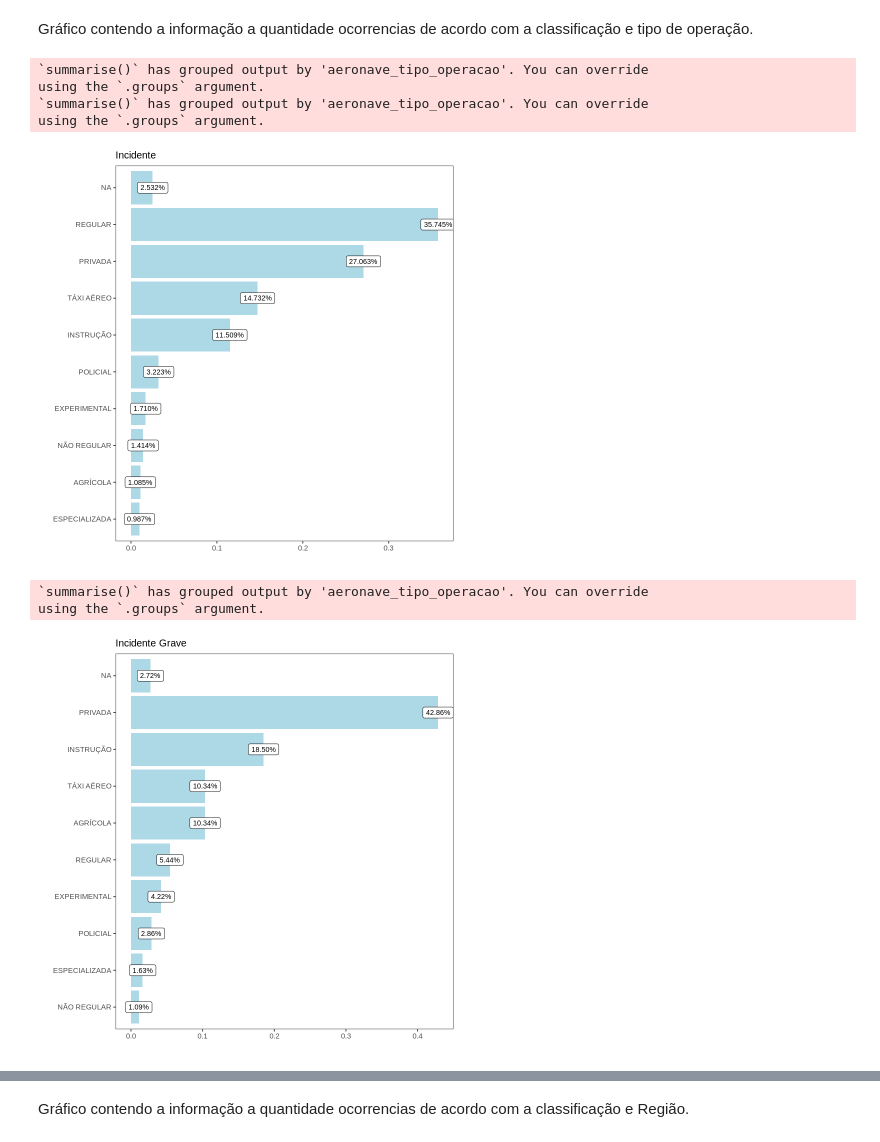
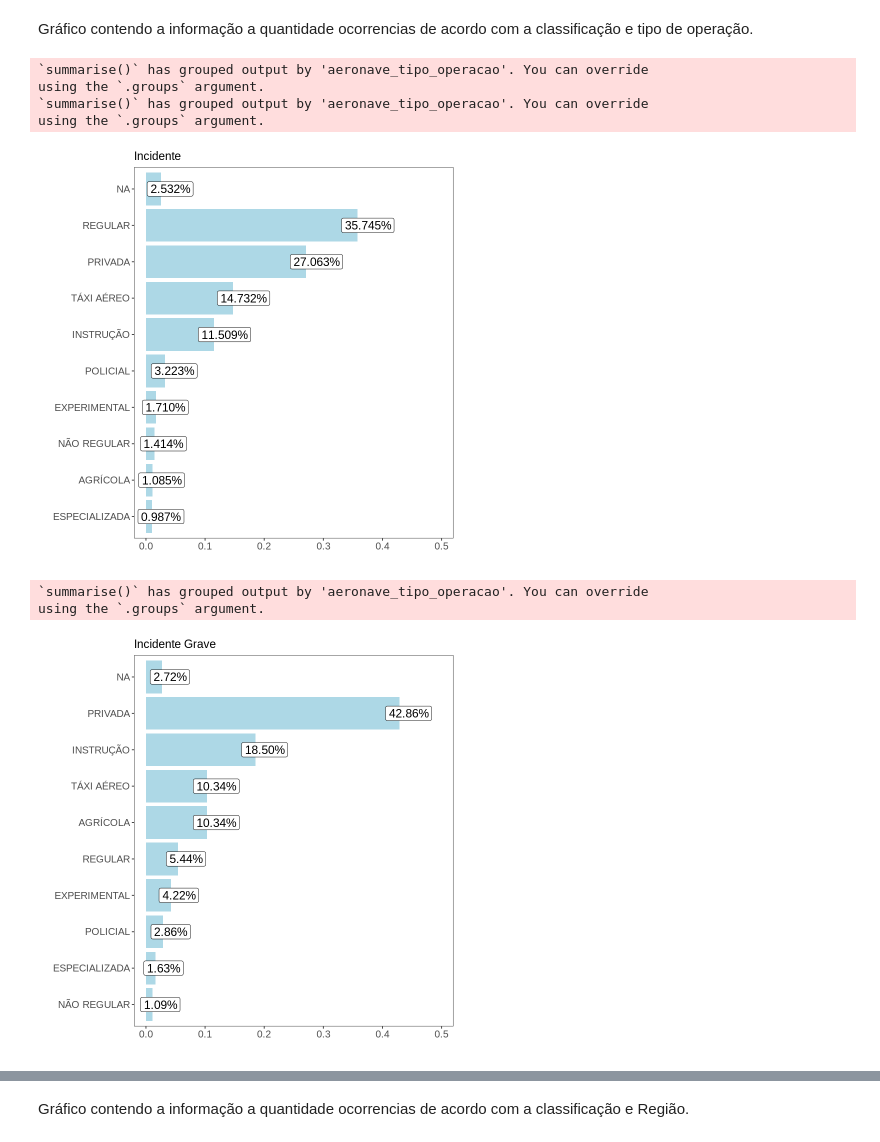
Before and after one commit to JulliaNascimento/Mineracao-de-Dados, a Jupyter notebook: Dados_trabalho.ipynb, the cells around one changed output, grey strips where cells are left out. Cells and saved outputs as stored; diff of their text form; code cells hidden in the pictures.

```diff
--- a/Dados_trabalho.ipynb
+++ b/Dados_trabalho.ipynb
@@ -610,43 +613,46 @@ dados |>
         ggplot(aes(x = fct_reorder(aeronave_tipo_operacao,quantidade), y = quantidade/sum(quantidade),label= percent(quantidade/sum(quantidade)))) +
         geom_bar(stat="identity",fill = "lightblue") +
         ggtitle("Incidente") +
-        geom_label(size=3) +
         coord_flip () +
+        geom_label(size=5,hjust=0.3)+
+        scale_y_continuous(expand = c(0, 0), limits = c(-0.02, 0.52))+
         xlab("") + ylab("") +
         theme_bw() +
-        theme(panel.grid=element_blank(),plot.title = element_text(size = 12))
+        theme(panel.grid=element_blank(),axis.text = element_text(size = 12),plot.title = element_text(size = 14))
 
 dados |>
         filter(ocorrencia_classificacao=="INCIDENTE GRAVE") |>
         group_by(aeronave_tipo_operacao,ocorrencia_classificacao) |>
         summarise(quantidade = n()) |>
         ggplot(aes(x = fct_reorder(aeronave_tipo_operacao,quantidade), y = quantidade/sum(quantidade),label= percent(quantidade/sum(quantidade)))) +
         geom_bar(stat="identity",fill = "lightblue") +
         ggtitle("Incidente Grave") +
-        geom_label(size=3) +
         coord_flip () +
+        geom_label(size=5,hjust=0.3)+
+        scale_y_continuous(expand = c(0, 0), limits = c(-0.02, 0.52))+
         xlab("") + ylab("") +
         theme_bw() +
-        theme(panel.grid=element_blank(),plot.title = element_text(size = 12))
+        theme(panel.grid=element_blank(),axis.text = element_text(size = 12),plot.title = element_text(size = 14))
 
 dados |>
         filter(ocorrencia_classificacao=="ACIDENTE") |>
         group_by(aeronave_tipo_operacao,ocorrencia_classificacao) |>
         summarise(quantidade = n()) |>
         ggplot(aes(x = fct_reorder(aeronave_tipo_operacao,quantidade), y = quantidade/sum(quantidade),label= percent(quantidade/sum(quantidade)))) +
         geom_bar(stat="identity",fill = "lightblue") +
         ggtitle("Acidente") +
-        geom_label(size=3) +
         coord_flip () +
+        geom_label(size=5,hjust=0.3)+
+        scale_y_continuous(expand = c(0, 0), limits = c(-0.02, 0.52))+
         xlab("") + ylab("") +
         theme_bw() +
-        theme(panel.grid=element_blank(),plot.title = element_text(size = 12))
+        theme(panel.grid=element_blank(),axis.text = element_text(size = 12),plot.title = element_text(size = 14))
 # %% [output]
 `summarise()` has grouped output by 'aeronave_tipo_operacao'. You can override
 using the `.groups` argument.
 `summarise()` has grouped output by 'aeronave_tipo_operacao'. You can override
 using the `.groups` argument.
-[figure, old version]
+[figure, new version]
 `summarise()` has grouped output by 'aeronave_tipo_operacao'. You can override
 using the `.groups` argument.
-[figure, old version]
+[figure, new version]
```
Also changed, not shown: parts of 9 cells of this notebook.
